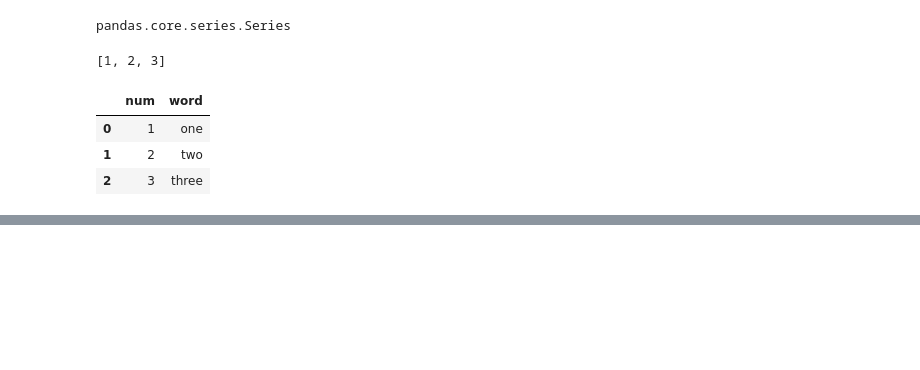
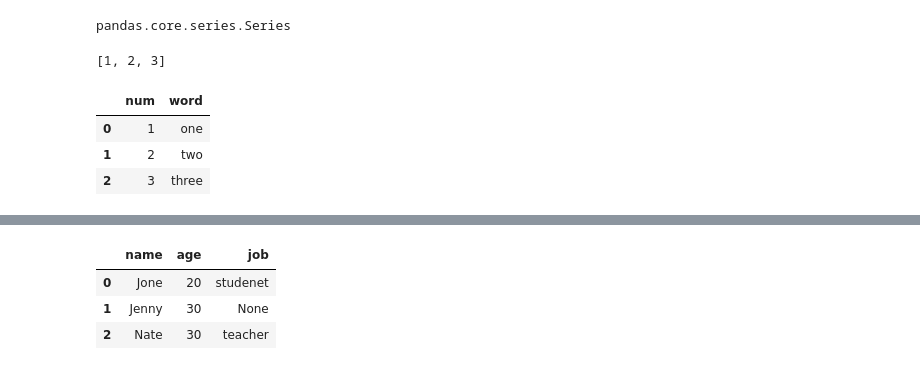
Before and after one commit to 8aqtba9y/study-python-pandas, a Jupyter notebook: 01_Pandas_Cheatsheet.ipynb, the cells around one changed output, grey strips where cells are left out. Cells and saved outputs as stored; diff of their text form; code cells hidden in the pictures; blank space fills up the shorter version.

```diff
--- a/01_Pandas_Cheatsheet.ipynb
+++ b/01_Pandas_Cheatsheet.ipynb
@@ -64,0 +263,7 @@ pd.DataFrame(data=dict(num=s1, word=s2))
+# %%
+df
+# %% [output]
+|  | name | age | job |
+| 0 | Jone | 20 | studenet |
+| 1 | Jenny | 30 | None |
+| 2 | Nate | 30 | teacher |
```
Also changed, not shown: parts of 40 cells of this notebook, 1 other file.
